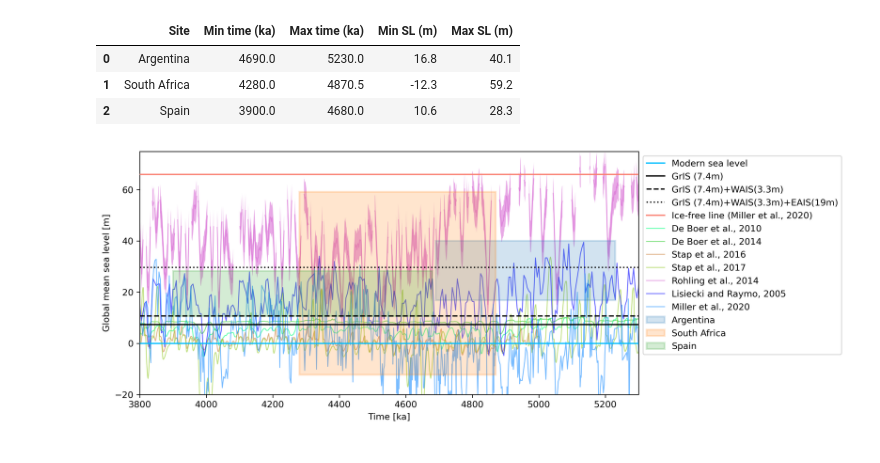
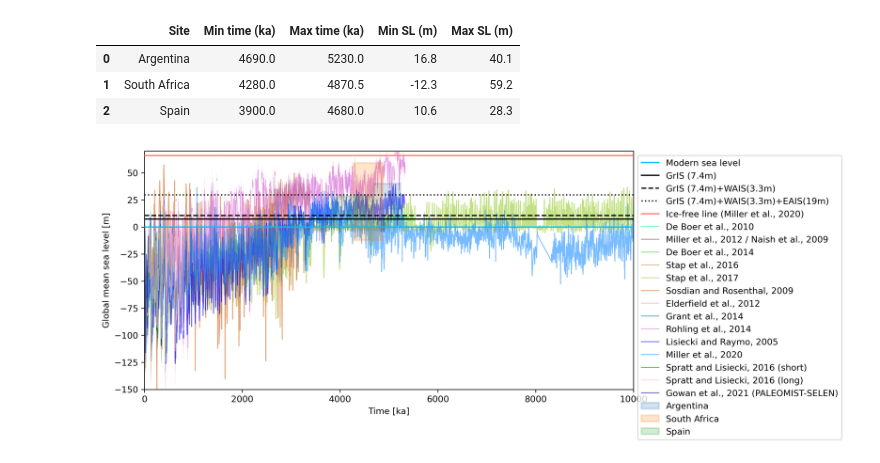
Before and after one commit to Alerovere/Paleo-SL-utilities, a Jupyter notebook: Sea level curves/Sea level curves comparison.ipynb, the cells around one changed output. Saved outputs shown, nothing was run; the diff lists cells and outputs as text; code cells hidden in the pictures.

Commit message:
updates to SL curves

```diff
--- a/Sea level curves/Sea level curves comparison.ipynb
+++ b/Sea level curves/Sea level curves comparison.ipynb
@@ -118,6 +127,7 @@ Stap2016
 Grant2014=pd.read_excel('41467_2014_BFncomms6076_MOESM1342_ESM.xlsx',skiprows=13)
 Grant2014=Grant2014[['time_kyr','RSL_Pmax_m','RSL_95high_m','RSL_95low_m']]
 Grant2014.columns = ['Time (ka)','Prob max Sea Level (m)','95% top CI (m)','95% bottom CI (m)']
+Grant2014['Time (a)']=Grant2014['Time (ka)']*-1000
 
 #LR2014
 LR2014_2=pd.read_excel('LR04.xlsx')
@@ -128,3 +138,18 @@ LR2014_2 = LR2014_2.apply(pd.to_numeric, errors='coerce')
 Miller2020 = pd.read_csv('Cenozoic_sea_level_reconstruction.tab-2.csv', sep='\t',skiprows=40)
 Miller2020=Miller2020[['Age [ka BP] (GTS2012)','Sea lev rel [m] (relative to present day, Calc...)']]
 Miller2020.columns = ['Time (ka)','Sea Level (m)']
+
+#Spratt and Lisiecky, 2016
+SprLis2016= pd.read_csv('spratt2016.txt',sep='\t',skiprows=95)
+SprLis2016_long=SprLis2016[['age_calkaBP','SeaLev_longPC1','SeaLev_longPC1_err_lo','SeaLev_longPC1_err_up']]
+SprLis2016_long.columns = ['Time (ka)','Sea Level (m)','95% bottom CI (m)','95% top CI (m)']
+SprLis2016_short=SprLis2016[['age_calkaBP','SeaLev_shortPC1','SeaLev_shortPC1_err_lo','SeaLev_shortPC1_err_up']]
+SprLis2016_short.columns = ['Time (ka)','Sea Level (m)','95% bottom CI (m)','95% top CI (m)']
+SprLis2016_short['Time (a)']=SprLis2016_short['Time (ka)']*-1000
+SprLis2016_long['Time (a)']=SprLis2016_long['Time (ka)']*-1000
+
+#Gowan et al., 2021
+Gow2021=pd.read_excel(r'Gowan/results_table.xlsx',skiprows=1)
+Gow2021['(kyr BP)']=Gow2021['(yr BP)']/1000
+Gow2021=Gow2021[['(kyr BP)','ESL (m)']]
+Gow2021.columns = ['Time (ka)','Sea Level (m)']
@@ -147,11 +184,11 @@ Obs
 | 2 | Spain | 3900.0 | 4680.0 | 10.6 | 28.3 |
 # %%
 #Set max and min time and SL for graph
-minSL=-20
-maxSL=75
+minSL=-150
+maxSL=70
 
-minTime=3800
-maxTime=5300
+minTime=0
+maxTime=10000
 # %%
 figure=plt.figure(num=None, figsize=(10, 5), dpi=300, facecolor='w', edgecolor='k')
 
@@ -191,32 +228,42 @@ if max(Stap2017['Time (ka)'])>minTime:
  plt.plot( 'Time (ka)', 'Sea Level (m)', data=Stap2017,alpha=0.6,color='yellowgreen', linewidth=1,label='Stap et al., 2017')
 
 if max(SR2009['Time (ka)'])>minTime:
  plt.plot( 'Time (ka)', 'Sea Level (m)', data=SR2009,alpha=0.6, color='chocolate', linewidth=1,label='Sosdian and Rosenthal, 2009')
 
 if max(Elderfield2012['Time (ka)'])>minTime:
  plt.plot( 'Time (ka)', 'Prob max Sea Level (m)', data=Elderfield2012,alpha=0.6,color='plum',linewidth=1,label='Elderfield et al., 2012')
- plt.fill_between('Time (ka)', '95% top CI (m)','95% bottom CI (m)', data=Wang2010, facecolor='plum', alpha=0.6)
+ plt.fill_between('Time (ka)', '95% top CI (m)','95% bottom CI (m)', data=Elderfield2012, facecolor='plum', alpha=0.6)
 
 if max(Grant2014['Time (ka)'])>minTime:
  plt.plot( 'Time (ka)', 'Prob max Sea Level (m)', data=Grant2014,alpha=0.6, color='teal',linewidth=1,label='Grant et al., 2014')
  plt.fill_between('Time (ka)', '95% top CI (m)','95% bottom CI (m)', data=Grant2014, facecolor='teal', alpha=0.6)
 
 if max(Rohling2014['Time (ka)'])>minTime:
  plt.plot( 'Time (ka)', 'Median Sea Level (m)', data=Rohling2014, alpha=0.6, color='orchid', linewidth=1,label='Rohling et al., 2014')
  plt.fill_between('Time (ka)', '95% top CI (m)','95% bottom CI (m)', data=Rohling2014, facecolor='orchid', alpha=0.6)
 
 if max(LR2014_2['Time (ka)'])>minTime:
  plt.plot( 'Time (ka)', 'Sea Level (m)', data=LR2014_2,alpha=0.6,color='blue', linewidth=1,label='Lisiecki and Raymo, 2005')
 
 if max(Miller2020['Time (ka)'])>minTime:
  plt.plot( 'Time (ka)', 'Sea Level (m)', data=Miller2020,alpha=0.6,color='dodgerblue', linewidth=1,label='Miller et al., 2020')
 
+if max(SprLis2016_short['Time (ka)'])>minTime:
+ plt.plot( 'Time (ka)', 'Sea Level (m)', data=SprLis2016_short,alpha=0.6, color='green',linewidth=1,label='Spratt and Lisiecki, 2016 (short)')
+ plt.fill_between('Time (ka)', '95% top CI (m)','95% bottom CI (m)', data=SprLis2016_short, facecolor='green', alpha=0.6)
+
+if max(SprLis2016_long['Time (ka)'])>minTime:
+ plt.plot( 'Time (ka)', 'Sea Level (m)', data=SprLis2016_long,alpha=0.6, color='pink',linewidth=1,label='Spratt and Lisiecki, 2016 (long)')
+ plt.fill_between('Time (ka)', '95% top CI (m)','95% bottom CI (m)', data=SprLis2016_long, facecolor='pink', alpha=0.6)
+
+if max(Gow2021['Time (ka)'])>minTime:
+ plt.plot( 'Time (ka)', 'Sea Level (m)', data=Gow2021,alpha=0.6, color='darkblue',linewidth=1,label='Gowan et al., 2021 (PALEOMIST-SELEN)')
 
 plt.xlabel('Time [ka]')
 plt.ylabel('Global mean sea level [m]')
 
 plt.axis([minTime,maxTime,minSL,maxSL])
 legend=plt.legend(bbox_to_anchor=(1, 1), loc='upper left')
 plt.savefig('Sealevelcurves.svg',bbox_extra_artists=(legend,), bbox_inches='tight')
 # %% [output]
-[figure, old version]
+[figure, new version]
```
Also changed, not shown: parts of 6 cells of this notebook, 10 other files.
